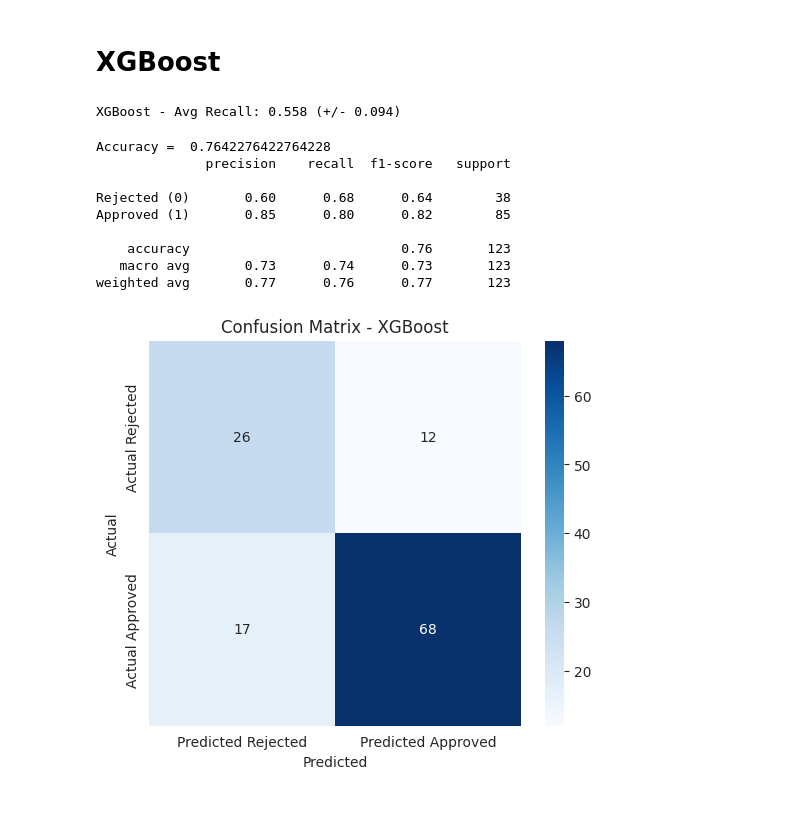
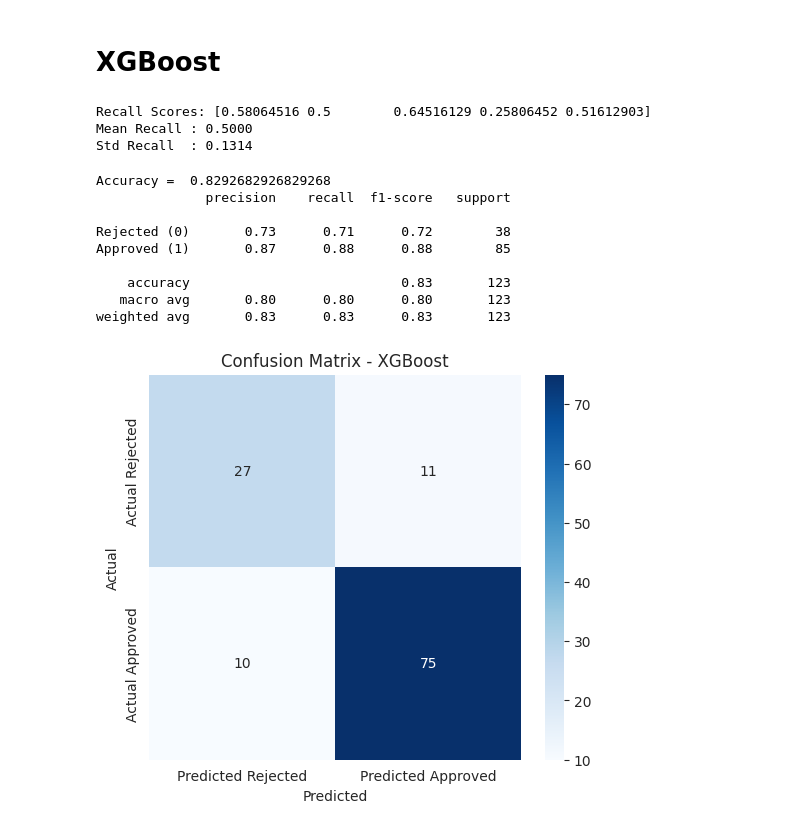
Before and after one commit to heyygauravai/bank-loan-approval-risk-predictor, a Jupyter notebook: Loan_default_prediction.ipynb, the cells around one changed output. Saved outputs shown, nothing was run; the diff lists cells and outputs as text; code cells hidden in the pictures.

Commit message:
Refactor ML pipeline, add hyperparameter tuning, threshold tuning and feature importance

```diff
--- a/Loan_default_prediction.ipynb
+++ b/Loan_default_prediction.ipynb
@@ -480,10 +592,8 @@ Best LR CV Recall: 0.5647
 
 
 pipeline_rf = ImbPipeline([
-    ('scaler', StandardScaler()),                    # Step 1: Scale the data
-    ('smote', SMOTE(random_state=42)),               # Step 2: Balance the classes
-    ('model', RandomForestClassifier(                # Step 3: Train the model
-        class_weight='balanced',
-        random_state=RANDOM_STATE
-    ))
+    ('smote', SMOTE(random_state=42)),               # Step 1: Balance the classes
+    ('model', RandomForestClassifier(                # Step 2: Train the model
+        random_state=RANDOM_STATE))
+
 ])
@@ -529,8 +651,7 @@ weighted avg       0.81      0.81      0.81       123
 param_grid_rf = {
     'model__n_estimators': [50, 100, 200],
     'model__max_depth': [None, 10, 20],
-    'model__min_samples_split': [2, 5, 10],
-    'model__class_weight': ['balanced', 'balanced_subsample']  # already have 'balanced', but explore both
+    'model__min_samples_split': [2, 5, 10]
 }
 
 grid_rf = GridSearchCV(
@@ -566,9 +735,8 @@ Fitting 5 folds for each of 54 candidates, totalling 270 fits
 # %%
 
 pipeline_xgb_calibrated = ImbPipeline([
-    ('scaler', StandardScaler()),
     ('smote', SMOTE(random_state=42)),
-    ('clf', CalibratedClassifierCV(
+    ('model', CalibratedClassifierCV(
         XGBClassifier(
             random_state=RANDOM_STATE,
             eval_metric='logloss'
@@ -577,55 +745,60 @@ pipeline_xgb_calibrated = ImbPipeline([
         cv=3                   # Use 3-fold inside the calibrator to avoid overfitting
     ))
 ])
-# %%
-xgb_recalls = get_cv_recall(pipeline_xgb_calibrated, X_train, Y_train, cv, model_name="XGBoost")
-# %% [output]
-XGBoost - Avg Recall: 0.558 (+/- 0.094)
+# %%
+xgb_recalls = cross_val_score(
+    estimator=pipeline_xgb_calibrated,
+    X=X_train,
+    y=Y_train,
+    cv=cv,
+    scoring=recall_scorer,
+    n_jobs=-1
+)
+
+print("Recall Scores:", xgb_recalls)
+print(f"Mean Recall : {xgb_recalls.mean():.4f}")
+print(f"Std Recall  : {xgb_recalls.std():.4f}")
+# %% [output]
+Recall Scores: [0.58064516 0.5        0.64516129 0.25806452 0.51612903]
+Mean Recall : 0.5000
+Std Recall  : 0.1314
 # %%
 
-# 1. TRAINING THE PIPELINE ON THE ENTIRE TRAINING SET
-
-# We already validated it via CV. Now we use ALL available training data
-# to build the best possible XGBoost model.
+# TRAINING THE PIPELINE ON THE ENTIRE TRAINING SET
 
 pipeline_xgb_calibrated.fit(X_train, Y_train)
 
+# PREDICTING ON THE UNSEEN TEST SET
 
-# 2. PREDICTING ON THE UNSEEN TEST SET
+Y_pred_xgb = pipeline_xgb_calibrated.predict(X_test)
 
-# The test set has been sitting untouched. This is the moment of truth.
-Y_pred_lr = pipeline_xgb_calibrated.predict(X_test)
+# CLASSIFICATION REPORT (Precision, Recall, F1)
 
+print("Accuracy = ", accuracy_score(Y_test, Y_pred_xgb))
+print(classification_report(Y_test, Y_pred_xgb, target_names=['Rejected (0)', 'Approved (1)']))
 
-# 3. CLASSIFICATION REPORT (Precision, Recall, F1)
+# CONFUSION MATRIX (The "Truth Table")
 
-print("Accuracy = ", accuracy_score(Y_test, Y_pred_lr))
-print(classification_report(Y_test, Y_pred_lr, target_names=['Rejected (0)', 'Approved (1)']))
-
-
-
-# 4. CONFUSION MATRIX (The "Truth Table")
-
-cm_lr = confusion_matrix(Y_test, Y_pred_lr)
+cm_xgb = confusion_matrix(Y_test, Y_pred_xgb)
 
 plt.figure(figsize=(6, 5))
-sns.heatmap(cm_lr, annot=True, fmt='d', cmap='Blues',
+sns.heatmap(cm_xgb, annot=True, fmt='d', cmap='Blues',
             xticklabels=['Predicted Rejected', 'Predicted Approved'],
             yticklabels=['Actual Rejected', 'Actual Approved'])
 plt.title('Confusion Matrix - XGBoost')
 plt.ylabel('Actual')
 plt.xlabel('Predicted')
 plt.show()
 # %% [output]
-Accuracy =  0.7642276422764228
+Accuracy =  0.8292682926829268
               precision    recall  f1-score   support
 
-Rejected (0)       0.60      0.68      0.64        38
-Approved (1)       0.85      0.80      0.82        85
+Rejected (0)       0.73      0.71      0.72        38
+Approved (1)       0.87      0.88      0.88        85
 
-    accuracy                           0.76       123
-   macro avg       0.73      0.74      0.73       123
-weighted avg       0.77      0.76      0.77       123
+    accuracy                           0.83       123
+   macro avg       0.80      0.80      0.80       123
+weighted avg       0.83      0.83      0.83       123
-[figure, old version]
+[figure, new version]
 # %%
 param_grid_xgb = {
```
Also changed, not shown: parts of 29 cells of this notebook.
